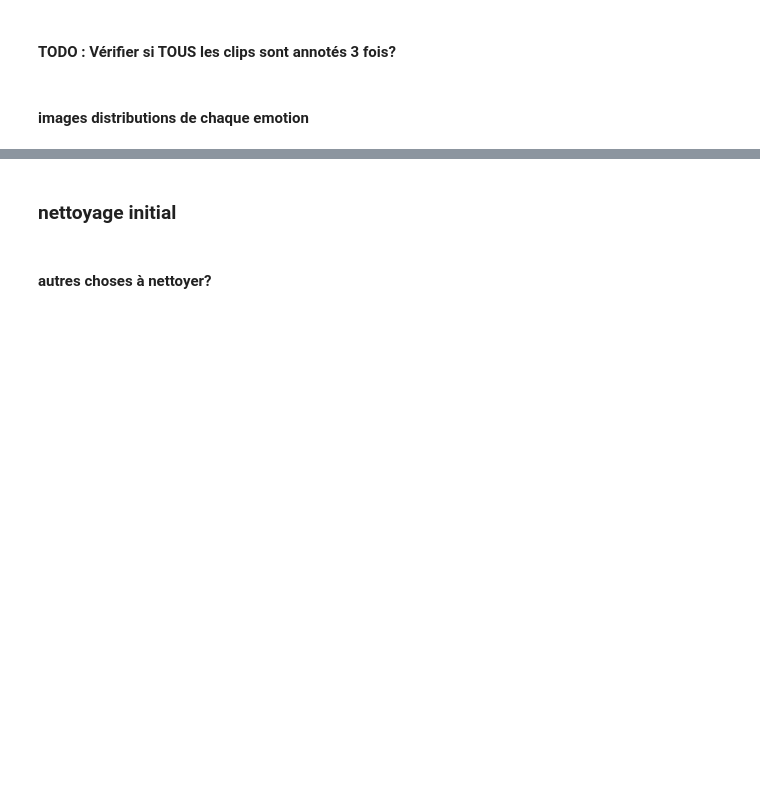
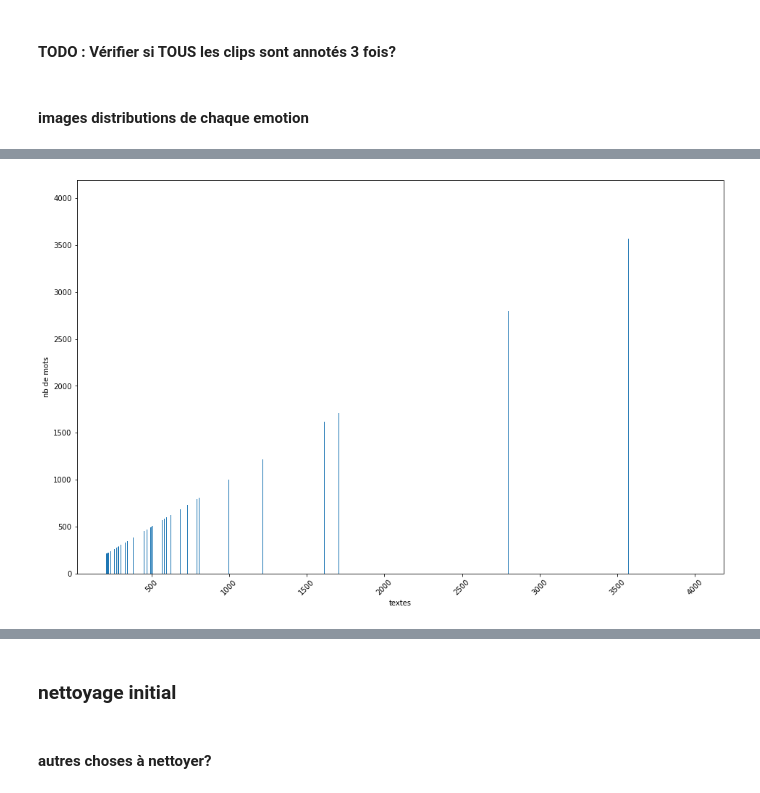
Before and after one commit to phgz/emotion, a Jupyter notebook: notebooks/text_cleaning.ipynb, the cells around one changed output, grey strips where cells are left out. Cells and saved outputs as stored; diff of their text form; code cells hidden in the pictures; blank space fills up the shorter version.

```diff
--- a/notebooks/text_cleaning.ipynb
+++ b/notebooks/text_cleaning.ipynb
@@ -181,0 +279,9 @@ On remarque que les clips vidéos apparaissent 3 fois chacuns, mais les valeurs
+# %%
+plt.figure(figsize=(16,10))
+
+plt.xticks(rotation=45)
+plt.xlabel('textes')
+plt.ylabel('nb de mots')
+plt.show()
+# %% [output]
+[figure, added]
```
Also changed, not shown: parts of 14 cells of this notebook.
